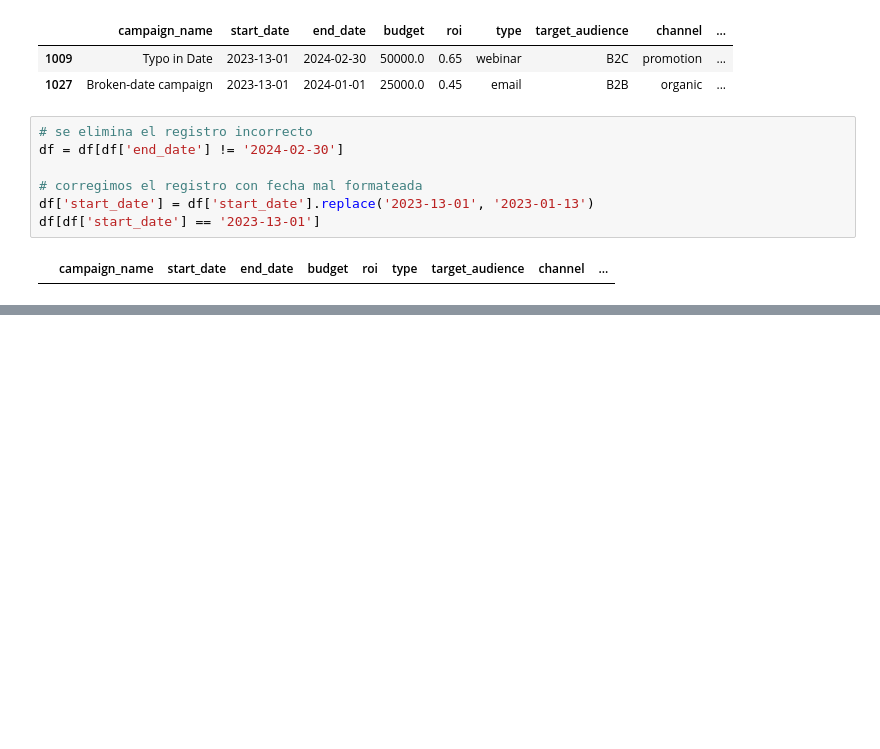
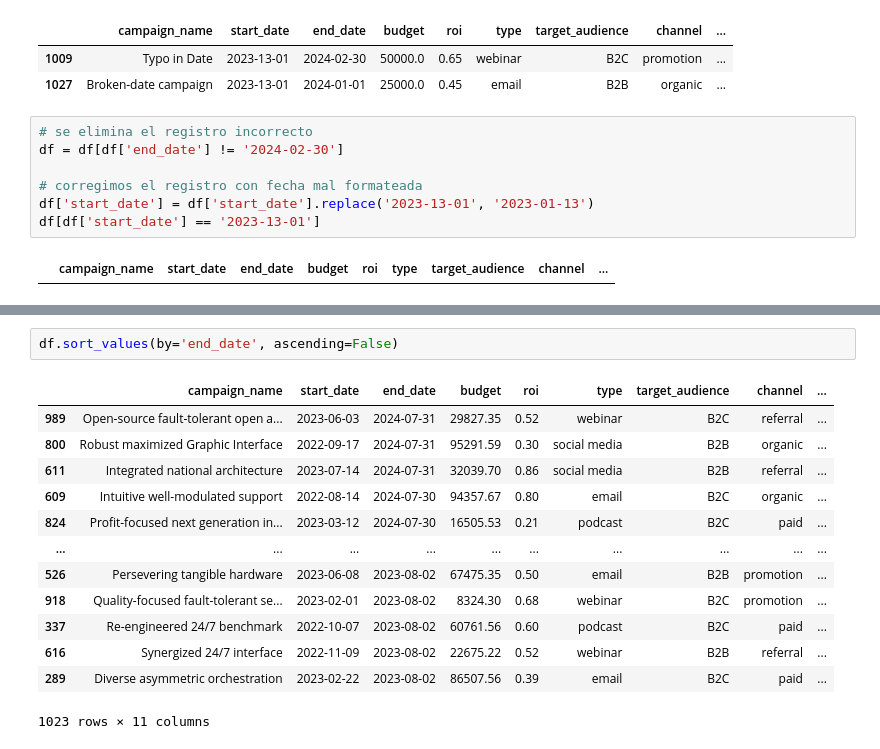
Before and after one commit to PabloBdL/Marketing, a Jupyter notebook: notebooks/01_preprocessing.ipynb, the cells around one changed output, grey strips where cells are left out. Cells and saved outputs as stored; diff of their text form; blank space fills up the shorter version.

```diff
--- a/notebooks/01_preprocessing.ipynb
+++ b/notebooks/01_preprocessing.ipynb
@@ -678,0 +765,16 @@ plt.show()
+# %%
+df.sort_values(by='end_date', ascending=False)
+# %% [output]
+|  | campaign_name | start_date | end_date | budget | roi | type | target_audience | channel | ... |
+| 989 | Open-source fault-tolerant open a... | 2023-06-03 | 2024-07-31 | 29827.35 | 0.52 | webinar | B2C | referral | ... |
+| 800 | Robust maximized Graphic Interface | 2022-09-17 | 2024-07-31 | 95291.59 | 0.30 | social media | B2B | organic | ... |
+| 611 | Integrated national architecture | 2023-07-14 | 2024-07-31 | 32039.70 | 0.86 | social media | B2B | referral | ... |
+| 609 | Intuitive well-modulated support | 2022-08-14 | 2024-07-30 | 94357.67 | 0.80 | email | B2C | organic | ... |
+| 824 | Profit-focused next generation in... | 2023-03-12 | 2024-07-30 | 16505.53 | 0.21 | podcast | B2C | paid | ... |
+| ... | ... | ... | ... | ... | ... | ... | ... | ... | ... |
+| 526 | Persevering tangible hardware | 2023-06-08 | 2023-08-02 | 67475.35 | 0.50 | email | B2B | promotion | ... |
+| 918 | Quality-focused fault-tolerant se... | 2023-02-01 | 2023-08-02 | 8324.30 | 0.68 | webinar | B2C | promotion | ... |
+| 337 | Re-engineered 24/7 benchmark | 2022-10-07 | 2023-08-02 | 60761.56 | 0.60 | podcast | B2C | paid | ... |
+| 616 | Synergized 24/7 interface | 2022-11-09 | 2023-08-02 | 22675.22 | 0.52 | webinar | B2B | referral | ... |
+| 289 | Diverse asymmetric orchestration | 2023-02-22 | 2023-08-02 | 86507.56 | 0.39 | email | B2C | paid | ... |
+1023 rows × 11 columns
```
Also changed, not shown: parts of 20 cells of this notebook.
